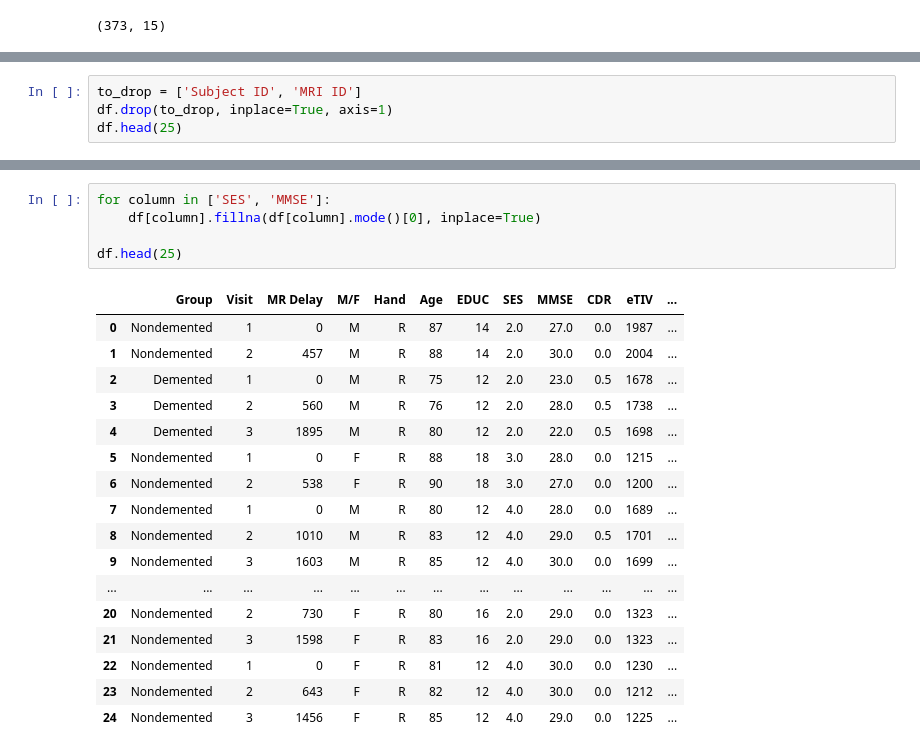
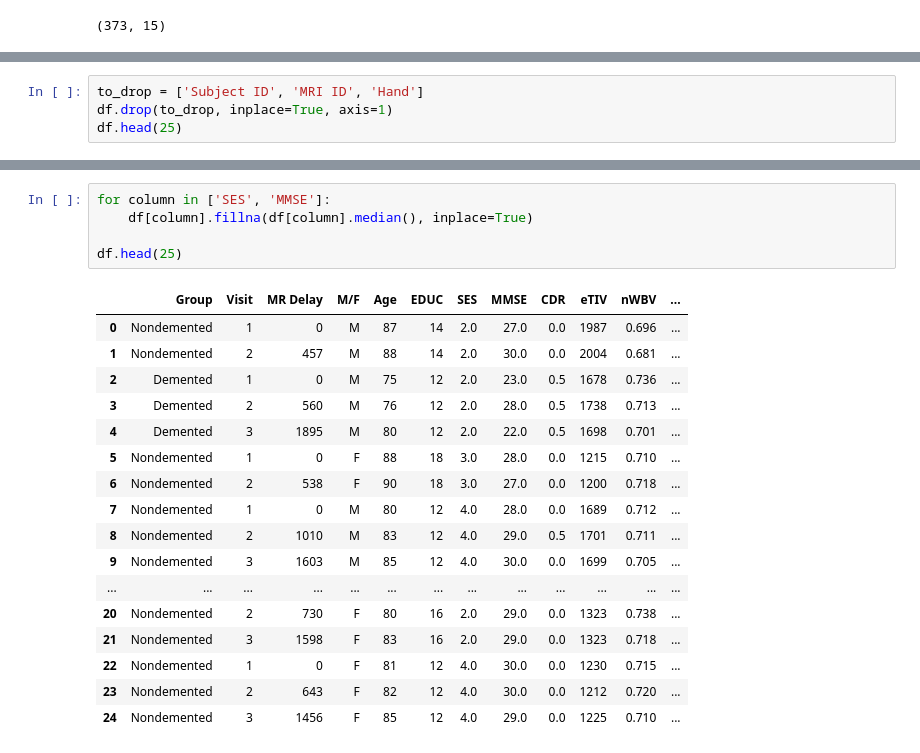
Before and after one commit to debahferreira/neuropredict-ml, a Jupyter notebook: notebooks/01_exploracao.ipynb, the cells around one changed output, grey strips where cells are left out. Drawn from its saved outputs; the diff is of its cells as text.

```diff
--- a/notebooks/01_exploracao.ipynb
+++ b/notebooks/01_exploracao.ipynb
@@ -41,7 +41,7 @@ dtypes: float64(5), int64(5), object(5)
 memory usage: 43.8+ KB
 None
 # %%
-to_drop = ['Subject ID', 'MRI ID']
+to_drop = ['Subject ID', 'MRI ID', 'Hand']
 df.drop(to_drop, inplace=True, axis=1)
 df.head(25)
 # %% [output]
@@ -81,27 +80,27 @@ ASF          0
 dtype: int64
 # %%
 for column in ['SES', 'MMSE']:
-    df[column].fillna(df[column].mode()[0], inplace=True)
+    df[column].fillna(df[column].median(), inplace=True)
 
 df.head(25)
 # %% [output]
-|  | Group | Visit | MR Delay | M/F | Hand | Age | EDUC | SES | MMSE | CDR | eTIV | ... |
-| 0 | Nondemented | 1 | 0 | M | R | 87 | 14 | 2.0 | 27.0 | 0.0 | 1987 | ... |
-| 1 | Nondemented | 2 | 457 | M | R | 88 | 14 | 2.0 | 30.0 | 0.0 | 2004 | ... |
-| 2 | Demented | 1 | 0 | M | R | 75 | 12 | 2.0 | 23.0 | 0.5 | 1678 | ... |
-| 3 | Demented | 2 | 560 | M | R | 76 | 12 | 2.0 | 28.0 | 0.5 | 1738 | ... |
-| 4 | Demented | 3 | 1895 | M | R | 80 | 12 | 2.0 | 22.0 | 0.5 | 1698 | ... |
-| 5 | Nondemented | 1 | 0 | F | R | 88 | 18 | 3.0 | 28.0 | 0.0 | 1215 | ... |
-| 6 | Nondemented | 2 | 538 | F | R | 90 | 18 | 3.0 | 27.0 | 0.0 | 1200 | ... |
-| 7 | Nondemented | 1 | 0 | M | R | 80 | 12 | 4.0 | 28.0 | 0.0 | 1689 | ... |
-| 8 | Nondemented | 2 | 1010 | M | R | 83 | 12 | 4.0 | 29.0 | 0.5 | 1701 | ... |
-| 9 | Nondemented | 3 | 1603 | M | R | 85 | 12 | 4.0 | 30.0 | 0.0 | 1699 | ... |
+|  | Group | Visit | MR Delay | M/F | Age | EDUC | SES | MMSE | CDR | eTIV | nWBV | ... |
+| 0 | Nondemented | 1 | 0 | M | 87 | 14 | 2.0 | 27.0 | 0.0 | 1987 | 0.696 | ... |
+| 1 | Nondemented | 2 | 457 | M | 88 | 14 | 2.0 | 30.0 | 0.0 | 2004 | 0.681 | ... |
+| 2 | Demented | 1 | 0 | M | 75 | 12 | 2.0 | 23.0 | 0.5 | 1678 | 0.736 | ... |
+| 3 | Demented | 2 | 560 | M | 76 | 12 | 2.0 | 28.0 | 0.5 | 1738 | 0.713 | ... |
+| 4 | Demented | 3 | 1895 | M | 80 | 12 | 2.0 | 22.0 | 0.5 | 1698 | 0.701 | ... |
+| 5 | Nondemented | 1 | 0 | F | 88 | 18 | 3.0 | 28.0 | 0.0 | 1215 | 0.710 | ... |
+| 6 | Nondemented | 2 | 538 | F | 90 | 18 | 3.0 | 27.0 | 0.0 | 1200 | 0.718 | ... |
+| 7 | Nondemented | 1 | 0 | M | 80 | 12 | 4.0 | 28.0 | 0.0 | 1689 | 0.712 | ... |
+| 8 | Nondemented | 2 | 1010 | M | 83 | 12 | 4.0 | 29.0 | 0.5 | 1701 | 0.711 | ... |
+| 9 | Nondemented | 3 | 1603 | M | 85 | 12 | 4.0 | 30.0 | 0.0 | 1699 | 0.705 | ... |
 | ... | ... | ... | ... | ... | ... | ... | ... | ... | ... | ... | ... | ... |
-| 20 | Nondemented | 2 | 730 | F | R | 80 | 16 | 2.0 | 29.0 | 0.0 | 1323 | ... |
-| 21 | Nondemented | 3 | 1598 | F | R | 83 | 16 | 2.0 | 29.0 | 0.0 | 1323 | ... |
-| 22 | Nondemented | 1 | 0 | F | R | 81 | 12 | 4.0 | 30.0 | 0.0 | 1230 | ... |
-| 23 | Nondemented | 2 | 643 | F | R | 82 | 12 | 4.0 | 30.0 | 0.0 | 1212 | ... |
-| 24 | Nondemented | 3 | 1456 | F | R | 85 | 12 | 4.0 | 29.0 | 0.0 | 1225 | ... |
+| 20 | Nondemented | 2 | 730 | F | 80 | 16 | 2.0 | 29.0 | 0.0 | 1323 | 0.738 | ... |
+| 21 | Nondemented | 3 | 1598 | F | 83 | 16 | 2.0 | 29.0 | 0.0 | 1323 | 0.718 | ... |
+| 22 | Nondemented | 1 | 0 | F | 81 | 12 | 4.0 | 30.0 | 0.0 | 1230 | 0.715 | ... |
+| 23 | Nondemented | 2 | 643 | F | 82 | 12 | 4.0 | 30.0 | 0.0 | 1212 | 0.720 | ... |
+| 24 | Nondemented | 3 | 1456 | F | 85 | 12 | 4.0 | 29.0 | 0.0 | 1225 | 0.710 | ... |
 # %%
 df.describe()
 # %% [output]
```
Also changed, not shown: parts of 12 cells of this notebook.
